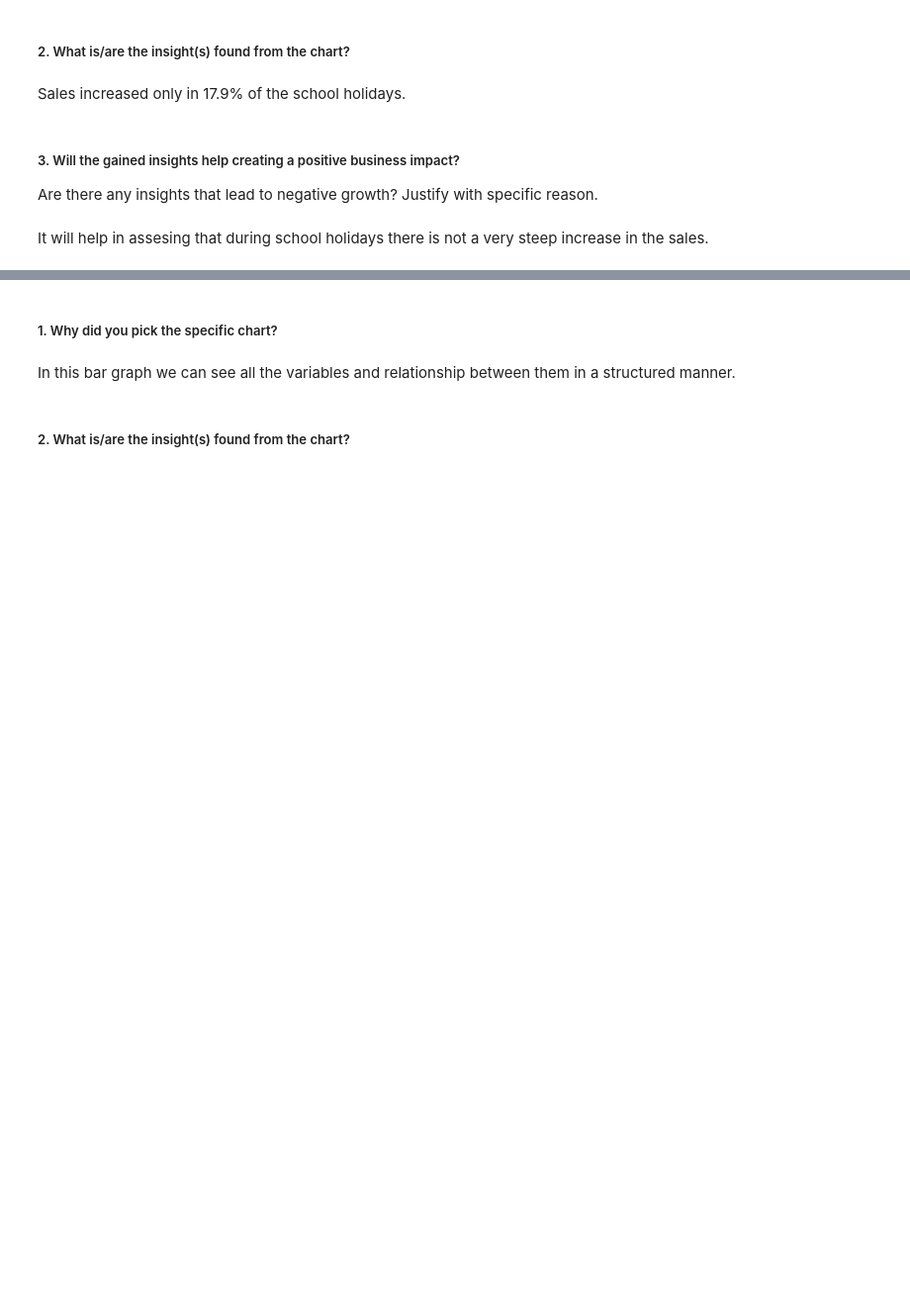
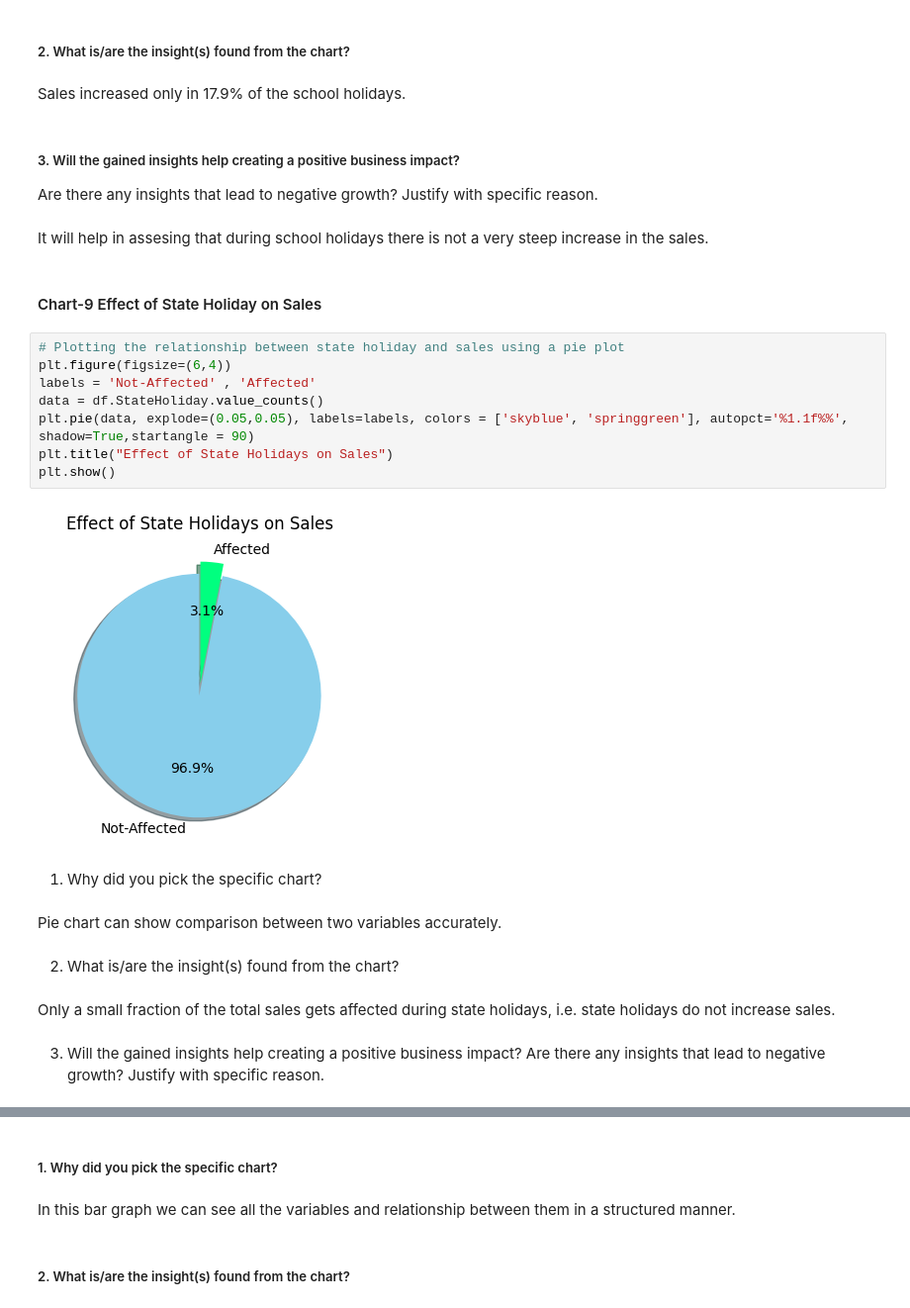
Before and after one commit to theuttammishra/Retail-Sales, a Jupyter notebook: Retail_sales_prediction.ipynb, the cells around one changed output, grey strips where cells are left out. Shown at 99% size. Cells and saved outputs as stored; diff of their text form; blank space fills up the shorter version.

```diff
--- a/Retail_sales_prediction.ipynb
+++ b/Retail_sales_prediction.ipynb
@@ -706,3 +709,26 @@ Sales increased only in 17.9% of the school holidays.
 Are there any insights that lead to negative growth? Justify with specific reason.
 # %% [markdown]
 It will help in assesing that during school holidays there is not a very steep increase in the sales.
+# %% [markdown]
+#### Chart-9 Effect of State Holiday on Sales
+# %%
+# Plotting the relationship between state holiday and sales using a pie plot
+plt.figure(figsize=(6,4))
+labels = 'Not-Affected' , 'Affected'
+data = df.StateHoliday.value_counts()
+plt.pie(data, explode=(0.05,0.05), labels=labels, colors = ['skyblue', 'springgreen'], autopct='%1.1f%%', shadow=True,startangle = 90)
+plt.title("Effect of State Holidays on Sales")
+plt.show()
+# %% [output]
+[figure, added]
+# %% [markdown]
+1. Why did you pick the specific chart?
+# %% [markdown]
+Pie chart can show comparison between two variables accurately.
+# %% [markdown]
+2. What is/are the insight(s) found from the chart?
+# %% [markdown]
+Only a small fraction of the total sales gets affected during state holidays, i.e. state holidays do not increase sales.
+# %% [markdown]
+3. Will the gained insights help creating a positive business impact?
+Are there any insights that lead to negative growth? Justify with specific reason.
```
Also changed, not shown: parts of 96 cells of this notebook.
